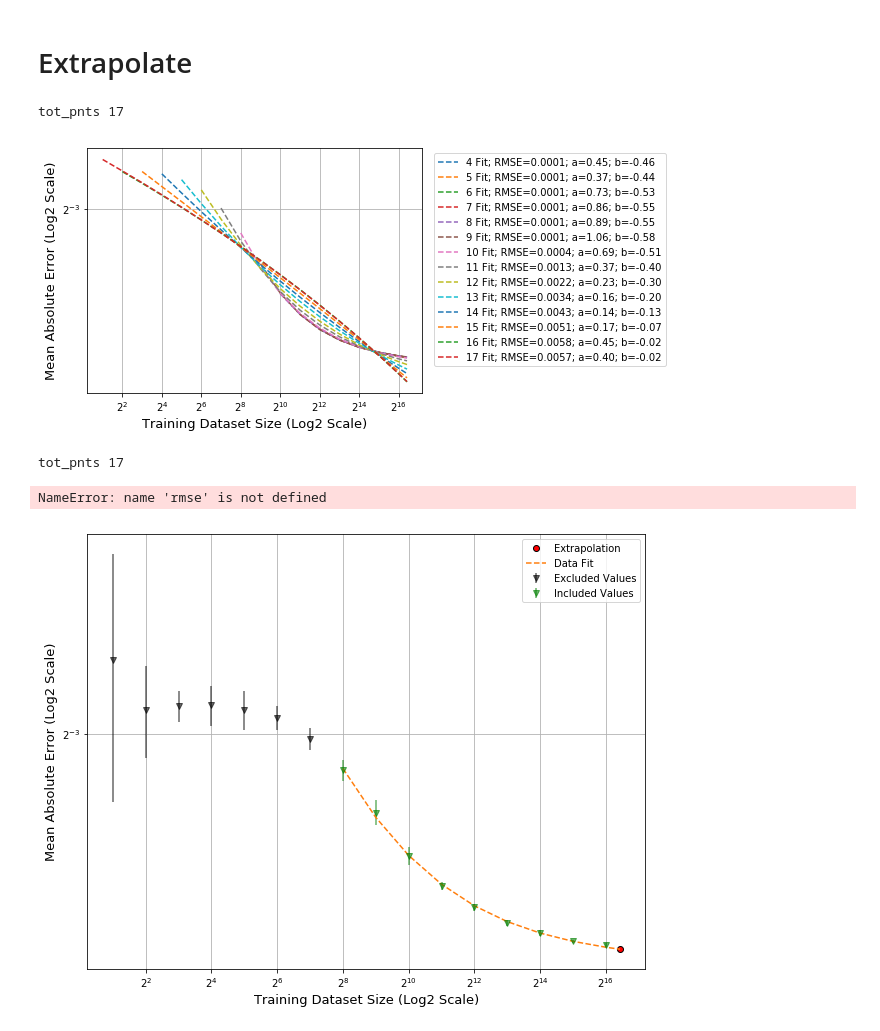
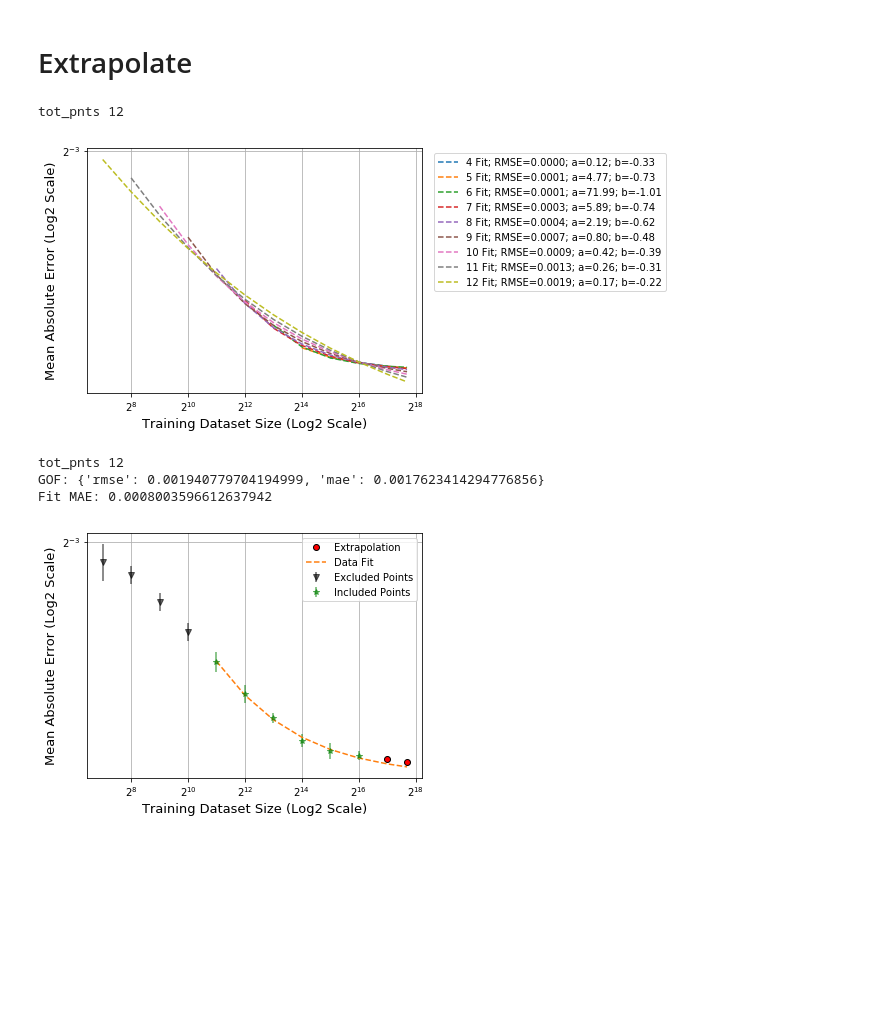
Before and after one commit to adpartin/LearningCurves, a Jupyter notebook: notebooks/ppr_03_rslt_fig1.ipynb, the cells around one changed output. Saved outputs shown, nothing was run; the diff lists cells and outputs as text; code cells hidden in the pictures; blank space fills up the shorter version.

```diff
--- a/notebooks/ppr_03_rslt_fig1.ipynb
+++ b/notebooks/ppr_03_rslt_fig1.ipynb
@@ -49,8 +51,9 @@ save_fig_path = filepath/'figs'
 # %% [markdown]
 ### Get dir path of all runs
 # %%
-src = 'gdsc'
+# src = 'gdsc'
 # src = 'ctrp'
+src = 'top6_on_cell'
 # src = 'top21'
 
 # Runs dir
@@ -75,6 +78,10 @@ elif src=='ctrp':
     # base_dir = Path('/vol/ml/apartin/projects/LearningCurves/trn.ctrp/split_on_cell/multi_seed_rf_100_trees_no_hpo')
     # base_dir = Path('/vol/ml/apartin/projects/LearningCurves/trn.ctrp/split_on_cell/multi_seed_rf_1000_trees_no_hpo') # not ready
 
+elif src=='top6_on_cell':
+    base_dir = Path('/vol/ml/apartin/projects/LearningCurves/trn.top6/split_on_cell/multi_seed_lgbm_100_trees')
+    # base_dir = Path('/vol/ml/apartin/projects/LearningCurves/trn.top6/split_on_cell/multi_seed_rf_100_trees')
+
 elif src=='top21':
     # base_dir = Path('/vol/ml/apartin/projects/LearningCurves/trn.top21/split_on_cell/multi_seed_lgbm_100_trees')
     base_dir = Path('/vol/ml/apartin/projects/LearningCurves/trn.top21/split_on_cell/multi_seed_rf_100_trees')
@@ -212,7 +222,7 @@ GOF: {'rmse': 0.00567393525639315, 'mae': 0.004940903524526286}
 - We also observe that better fits result in better agreement with the theoretical values of the power-fit. Specifically, the value of beta.
 # %%
 tot_pnts = len(scores_te['tr_size'])
-n_pnts = 9
+n_pnts = 8
 
 ax = None
 ax = lrn_crv_plot.plot_lrn_crv_new(
@@ -355,16 +366,18 @@ for n_pnts in range(min_pnts, max_pnts+1):
 # idx = np.array(rmse_arr).argmin()
 # p_arr[idx]
 # %% [output]
-tot_pnts 17
+tot_pnts 12
-[figure, old version]
+[figure, new version]
 # %%
 scr = scores_te.copy()
 # scr = scores_te.copy().iloc[:-5, :]
 
-p_et = 1 # how many points to extrapolate to
+p_et = 2 # how many points to extrapolate to
 tot_pnts = len(scr['tr_size'])
 m0 = tot_pnts - p_et
-plot_args['figsize'] = (10, 8)
+
+# plot_args['figsize'] = (10, 8)
+plot_args['figsize'] = (6, 4.5)
 
 
 print('tot_pnts', tot_pnts)
@@ -372,48 +385,40 @@ print('tot_pnts', tot_pnts)
 min_pnts = 4 # min points to use in the fit
 # max_pnts = 9
 max_pnts = tot_pnts
 
-# shard_min_idx = 1
-# shard_min_idx = 2
-# shard_min_idx = 3
-# shard_min_idx = 4
-# shard_min_idx = 5
-# shard_min_idx = 6
-# shard_min_idx = 7
-# shard_min_idx = 8
-# shard_min_idx = 9
-# shard_min_idx = 10
 
-n_pnts = 9
+n_pnts = 6
 # shard_min_idx = tot_pnts - n_pnts
 shard_min_idx = m0 - n_pnts
 
 ax = None
 
 # Plot of all the points
 ax = lrn_crv_plot.plot_lrn_crv_new(
         x=scr['tr_size'][0:shard_min_idx], y=scr['median'][0:shard_min_idx], yerr=scr['std'][0:shard_min_idx],
         ax=ax, ls='', marker='v', alpha=0.6, color='k',
-        **plot_args, label='Excluded Values')
+        **plot_args, label='Excluded Points')
 
 # Plot of all the points
 ax = lrn_crv_plot.plot_lrn_crv_new(
         x=scr['tr_size'][shard_min_idx:m0], y=scr['median'][shard_min_idx:m0], yerr=scr['std'][shard_min_idx:m0],
-        ax=ax, ls='', marker='v', alpha=0.6, color='g',
-        **plot_args, label='Included Values')
+        ax=ax, ls='', marker='*', alpha=0.6, color='g',
+        **plot_args, label='Included Points')
 
 ax, _, mae_et = lrn_crv_plot.lrn_crv_power_law_extrapolate(
         x=scr['tr_size'][shard_min_idx:], y=scr['median'][shard_min_idx:],
         p_et=p_et,
         **plot_args, plot_raw_it=False, label_et='Extrapolation', ax=ax );
 
 ax.legend(frameon=True, fontsize=10, loc='best')
 # ax.set_xlim(min(scores_te['tr_size']), max(scores_te['tr_size'])+10000)
 plt.savefig(save_fig_path/f'{src}_extrapolate.png')
 
-print('RMSE:', rmse)
+print('GOF:', gof)
+# print('RMSE:', rmse)
 print('Fit MAE:', mae_et)
 # %% [output]
-tot_pnts 17
+tot_pnts 12
+GOF: {'rmse': 0.001940779704194999, 'mae': 0.0017623414294776856}
+Fit MAE: 0.0008003596612637942
-NameError: name 'rmse' is not defined
-[figure, old version]
+[figure, new version]
```
Also changed, not shown: parts of 10 cells of this notebook, 9 other files.
